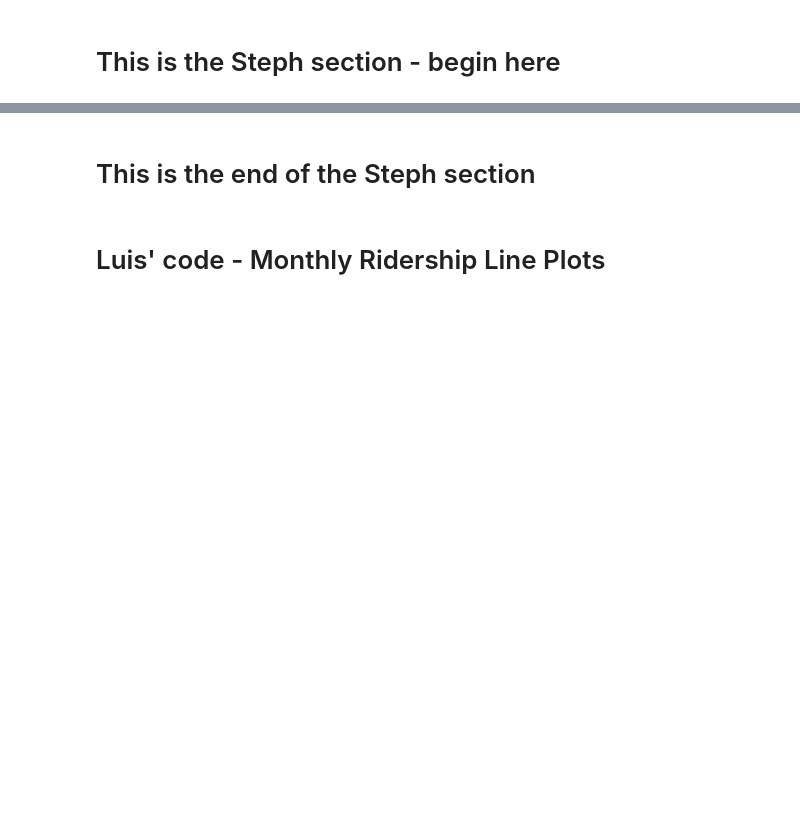
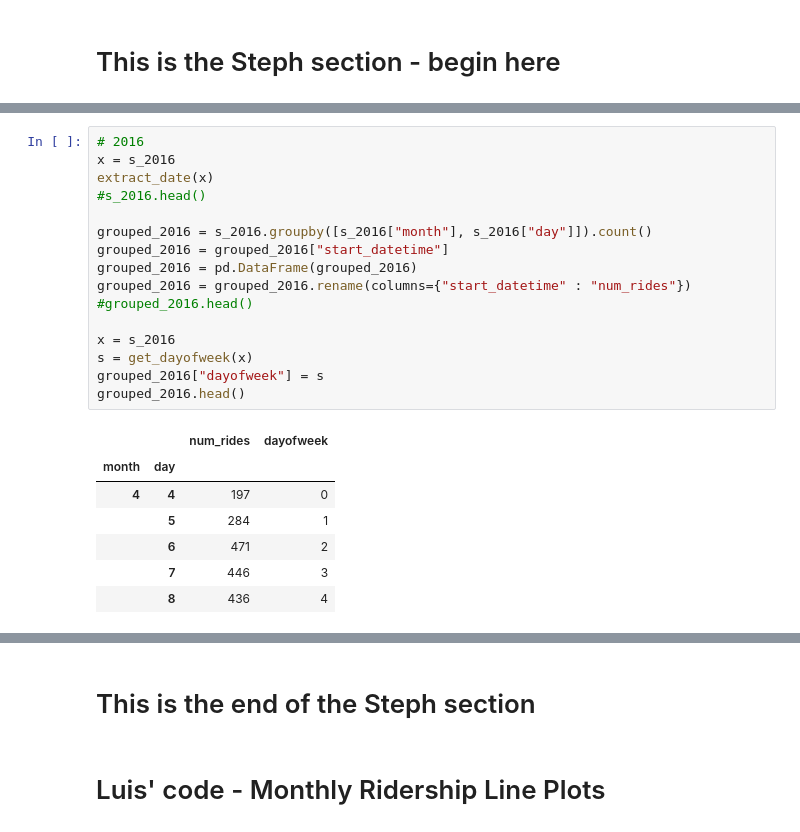
Before and after one commit to luchovzla/project-1, a Jupyter notebook: NiceRideCombined.ipynb, the cells around one changed output, grey strips where cells are left out. Drawn from its saved outputs; the diff is of its cells as text; blank space fills up the shorter version.

```diff
--- a/NiceRideCombined.ipynb
+++ b/NiceRideCombined.ipynb
@@ -236,0 +201,24 @@ per_day_20 = pd.DataFrame(per_day_20)
+# %%
+# 2016
+x = s_2016
+extract_date(x)
+#s_2016.head()
+
+grouped_2016 = s_2016.groupby([s_2016["month"], s_2016["day"]]).count()
+grouped_2016 = grouped_2016["start_datetime"]
+grouped_2016 = pd.DataFrame(grouped_2016)
+grouped_2016 = grouped_2016.rename(columns={"start_datetime" : "num_rides"})
+#grouped_2016.head()
+
+x = s_2016
+s = get_dayofweek(x)
+grouped_2016["dayofweek"] = s
+grouped_2016.head()
+# %% [output]
+|  |  | num_rides | dayofweek |
+| month | day |  |  |
+| 4 | 4 | 197 | 0 |
+|  | 5 | 284 | 1 |
+|  | 6 | 471 | 2 |
+|  | 7 | 446 | 3 |
+|  | 8 | 436 | 4 |
```
Also changed, not shown: parts of 74 cells of this notebook, 1 other file.
